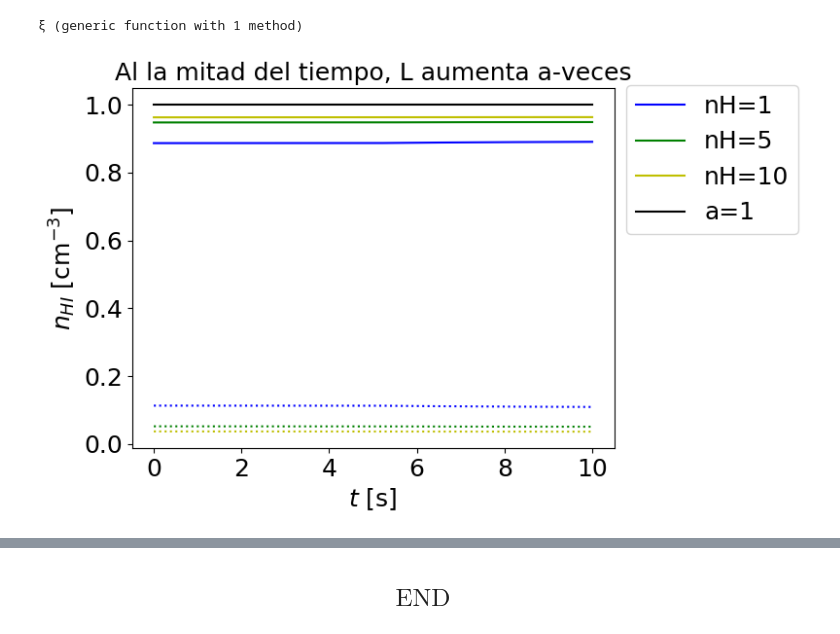
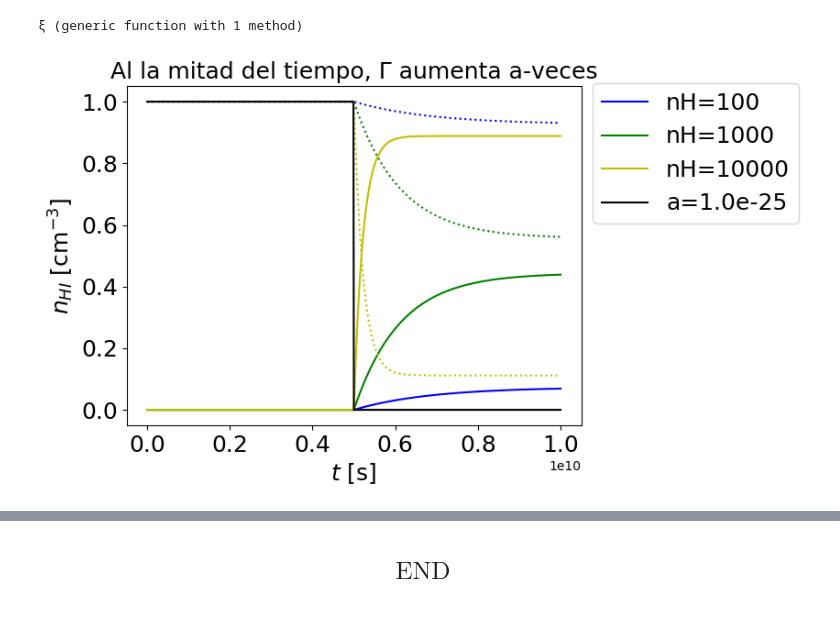
Before and after one commit to a9lara/GitRepository, a Jupyter notebook: IonizationEquationTimeDependent.ipynb, the cells around one changed output, grey strips where cells are left out. Cells and saved outputs as stored; diff of their text form; code cells hidden in the pictures.

```diff
--- a/IonizationEquationTimeDependent.ipynb
+++ b/IonizationEquationTimeDependent.ipynb
@@ -317,39 +323,39 @@ end
 # %%
 # Evaluamos
 
-tiempo = 10#1.8e17
-número_de_átomos_de_hidrógeno = [1,5,10]
-factor_que_multiplica_L=1
+tiempo = 1e10 # segundos
+número_de_átomos_de_hidrógeno = [100,1000,10000] # partículas / cm^{3}
+factor_que_multiplica_Γ=1e-25
 
-t_1,nHI_1,nHII_1,L_1 = ξ(tiempo,número_de_átomos_de_hidrógeno[1],factor_que_multiplica_L)
-t_2,nHI_2,nHII_2,L_2 = ξ(tiempo,número_de_átomos_de_hidrógeno[2],factor_que_multiplica_L)
-t_3,nHI_3,nHII_3,L_3 = ξ(tiempo,número_de_átomos_de_hidrógeno[3],factor_que_multiplica_L);
+t_1,nHI_1,nHII_1,L_1 = ξ(tiempo,número_de_átomos_de_hidrógeno[1],factor_que_multiplica_Γ)
+t_2,nHI_2,nHII_2,L_2 = ξ(tiempo,número_de_átomos_de_hidrógeno[2],factor_que_multiplica_Γ)
+t_3,nHI_3,nHII_3,L_3 = ξ(tiempo,número_de_átomos_de_hidrógeno[3],factor_que_multiplica_Γ);
 # %%
 # Graficamos
 
 using PyPlot
 
 nH_1=número_de_átomos_de_hidrógeno[1]
 nH_2=número_de_átomos_de_hidrógeno[2]
 nH_3=número_de_átomos_de_hidrógeno[3]
 
-title("Al la mitad del tiempo, L aumenta a-veces",fontsize=18)
+title("Al la mitad del tiempo, Γ aumenta a-veces",fontsize=18)
 
 plot(t_1,nHI_1,"-b",label="nH=$nH_1")
 plot(t_1,nHII_1,":b")
 
 plot(t_2,nHI_2,"-g",label="nH=$nH_2")
 plot(t_2,nHII_2,":g")
 
 plot(t_3,nHI_3,"-y",label="nH=$nH_3")
 plot(t_3,nHII_3,":y")
 
-plot(t_3,L_3,"-k",label="a=$factor_que_multiplica_L")
+plot(t_3,L_3,"-k",label="a=$factor_que_multiplica_Γ")
 
 xticks(fontsize=18)
 yticks(fontsize=18)
 xlabel(L"t \ [\mathrm{s}]",fontsize=18)
 ylabel(L"n_{HI} \ [\mathrm{cm}^{-3}]",fontsize=18)
 legend(fontsize=18,bbox_to_anchor=(1, .56),loc="lower left");
 # %% [output]
-[figure, old version]
+[figure, new version]
```
Also changed, not shown: parts of 6 cells of this notebook.
